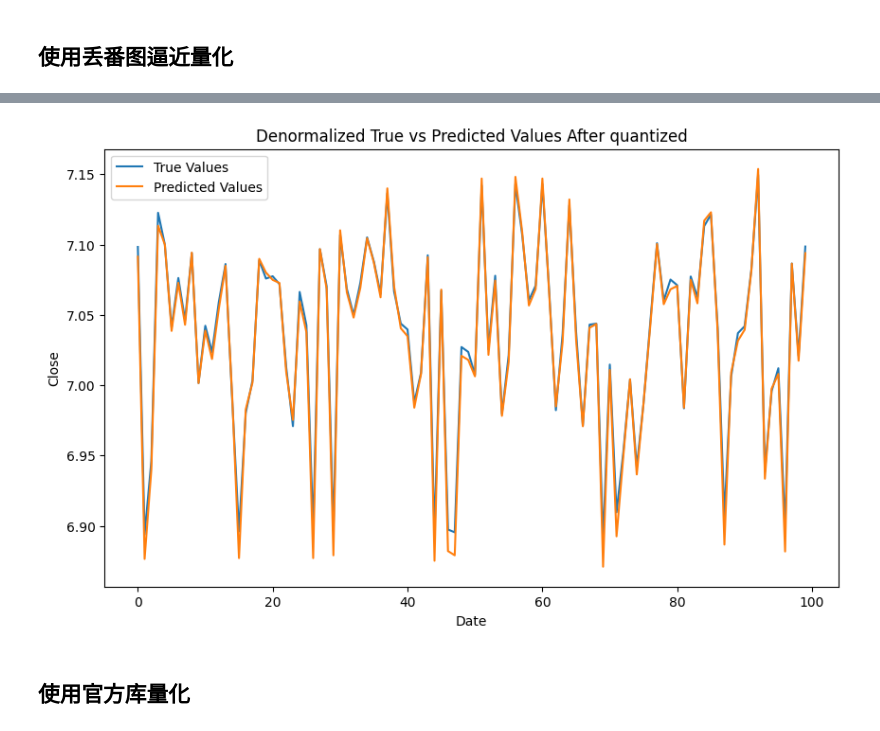
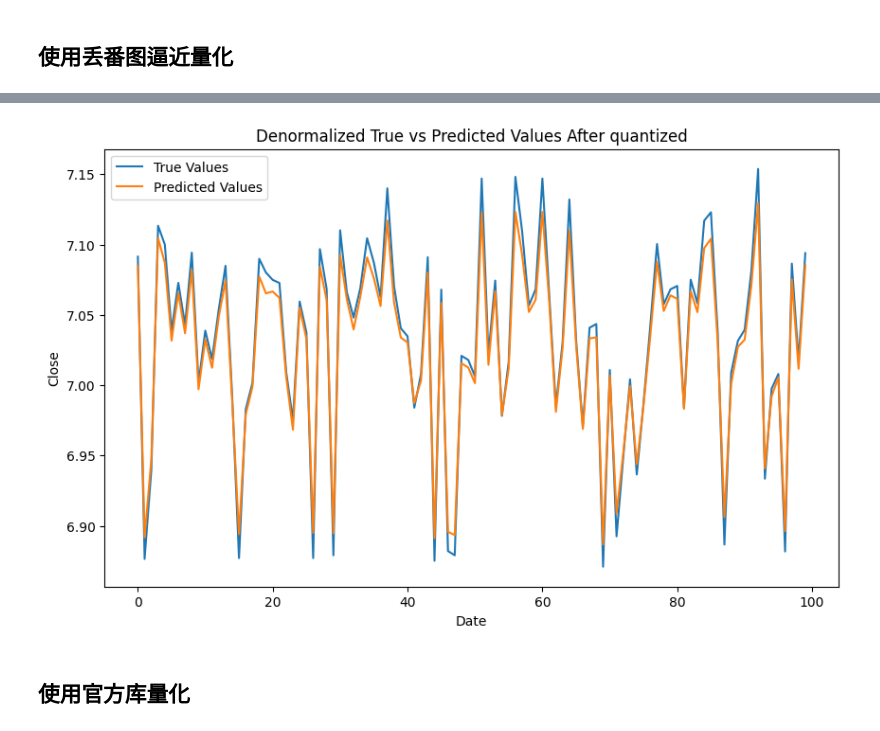
Before and after one commit to ZWN2001/quantization_with_Diophantine_approximation, a Jupyter notebook: predict_T+1_tf2.ipynb, the cells around one changed output, grey strips where cells are left out. Cells and saved outputs as stored; diff of their text form; code cells hidden in the pictures.

```diff
--- a/predict_T+1_tf2.ipynb
+++ b/predict_T+1_tf2.ipynb
@@ -343,15 +393,15 @@ MSE: 5.765624961295362e-05
 # %%
 # 绘制预测值和真实值
 plt.figure(figsize=(10, 6))
-plt.plot(pred_Y_denormalized_quantized[:100, 1], label='True Values')
-plt.plot(test_Y_denormalized_quantized[:100, 1], label='Predicted Values')
+plt.plot(test_Y_denormalized_quantized[:100, 1], label='True Values')
+plt.plot(pred_Y_denormalized_quantized[:100, 1], label='Predicted Values')
 plt.title('Denormalized True vs Predicted Values After quantized')
 plt.xlabel('Date')
 plt.ylabel('Close')
 plt.legend()
 plt.show()
 # %% [output]
-[figure, old version]
+[figure, new version]
 # %% [markdown]
 ## 使用官方库量化
 # %% [markdown]
```
Also changed, not shown: parts of 12 cells of this notebook, 11 other files.
